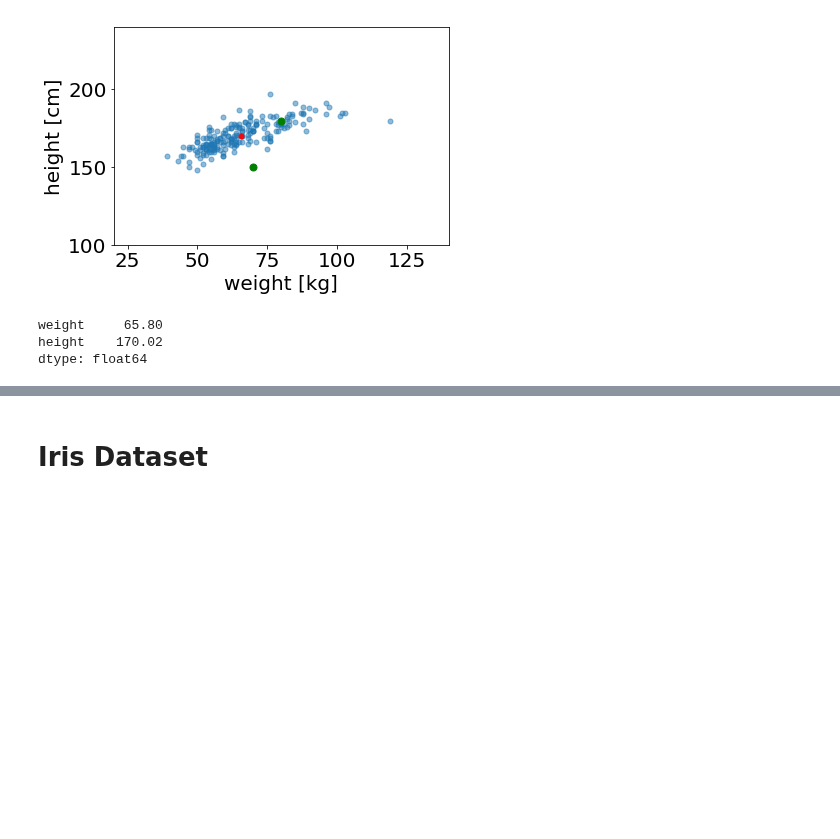
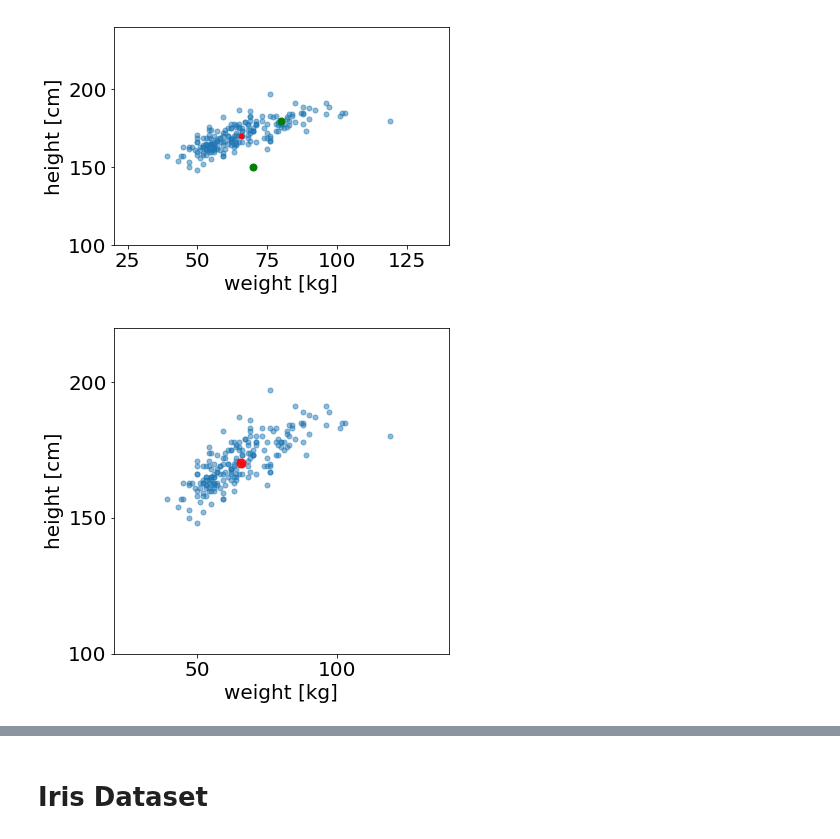
Before and after one commit to tsato-code/python_script, a Jupyter notebook: misc/plot_slide_MTS.ipynb, the cells around one changed output, grey strips where cells are left out. Drawn from its saved outputs; the diff is of its cells as text; code cells hidden in the pictures; blank space fills up the shorter version.

```diff
--- a/misc/plot_slide_MTS.ipynb
+++ b/misc/plot_slide_MTS.ipynb
@@ -77,9 +77,21 @@ plt.show()
 [figure]
 [figure]
 [figure]
-# %%
-df.mean()
-# %% [output]
-weight     65.80
-height    170.02
-dtype: float64
+# %%
+fig, ax = plt.subplots(figsize=(6, 6))
+plt.locator_params(axis='x',nbins=4)
+plt.locator_params(axis='y',nbins=4)
+plt.xlabel("weight [kg]")
+plt.ylabel("height [cm]")
+plt.xlim([20, 140])
+plt.ylim([100, 220])
+plt.plot(df.weight, df.height, 'o', alpha=.5, ms=5)
+plt.plot(*df.mean(), 'o', color='r', ms=9, alpha=.9)
+"""
+plt.plot([83, 69], [180, 150], 'o', color='r', ms=11, alpha=1.0)
+circle = plt.Circle((65.8, 170), 20, ec='r', ls='dashed', lw=3, fill=False)
+ax.add_patch(circle)
+"""
+plt.show()
+# %% [output]
+[figure, added]
```
Also changed, not shown: parts of 1 cell of this notebook.
